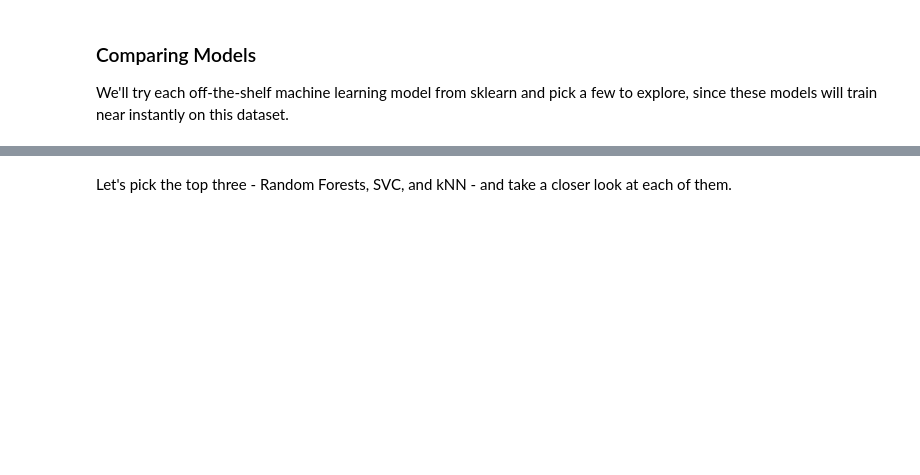
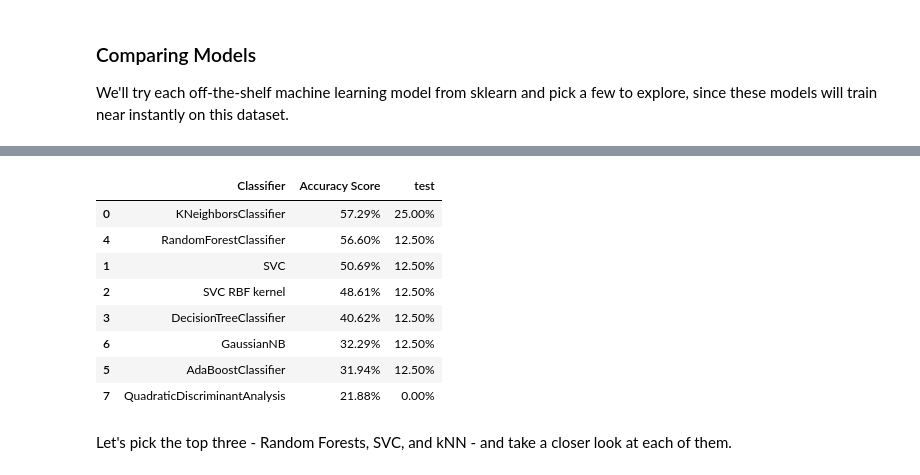
Before and after one commit to lerrlera/Week3-ClassicML, a Jupyter notebook: Week_3_MachineLearning.ipynb, the cells around one changed output, grey strips where cells are left out. Drawn from its saved outputs; the diff is of its cells as text; code cells hidden in the pictures; blank space fills up the shorter version.

```diff
--- a/Week_3_MachineLearning.ipynb
+++ b/Week_3_MachineLearning.ipynb
@@ -362,6 +391,14 @@ scaler = MinMaxScaler()
 # keep our unscaled features just in case we need to process them alternatively
 features_minmax = features
 features_minmax = scaler.fit_transform(features_minmax)
+# %%
+from sklearn.preprocessing import StandardScaler
+from sklearn.preprocessing import MinMaxScaler
+
+scaler = MinMaxScaler()
+# keep our unscaled features just in case we need to process them alternatively
+features_test_minmax = features_test
+features_test_minmax = scaler.fit_transform(features_test_minmax)
 # %% [markdown]
 Make sure our features are properly scaled:
 # %%
@@ -441,7 +482,7 @@ X_train_scaled, X_test_scaled, _, _ = train_test_split(
 ############# MinMax Scaled test/train set ###############
 # The labels/classes (y_train, y_test) never change, keep old values
 X_train_minmax, X_test_minmax, _, _ = train_test_split(
-    features_scaled,
+    features_minmax,
     emotions,
     test_size=0.2,
     random_state=42
@@ -490,3 +572,44 @@ scores_df.sort_values(by='Accuracy Score',axis=0,ascending=False)
+# %%
+# testing minmax scaled data
+from sklearn.neighbors import KNeighborsClassifier
+from sklearn.svm import SVC
+from sklearn.tree import DecisionTreeClassifier
+from sklearn.ensemble import RandomForestClassifier, AdaBoostClassifier
+from sklearn.naive_bayes import GaussianNB
+from sklearn.discriminant_analysis import QuadraticDiscriminantAnalysis
+
+classification_models = [
+    KNeighborsClassifier(),#(3),
+    SVC(kernel='linear'),#, C=0.025),
+    SVC(kernel='rbf'),
+    DecisionTreeClassifier(),#max_depth=5),
+    RandomForestClassifier(),#max_depth=5, n_estimators=10, max_features=1),
+    AdaBoostClassifier(),
+    GaussianNB(),
+    QuadraticDiscriminantAnalysis()]
+
+scores = []
+for model in classification_models:
+    model.fit(X_train_minmax, y_train)
+    score = model.score(X_test_minmax, y_test)
+    score_test = model.score(features_test_minmax, emotions_test)
+    model_name = type(model).__name__
+    if model_name=='SVC' and model.kernel=='rbf': model_name+=' RBF kernel'
+    scores.append((model_name,(f'{100*score:.2f}%'),(f'{100*score_test:.2f}%')))
+
+# Make it pretty
+scores_df = pd.DataFrame(scores,columns=['Classifier','Accuracy Score','test'])
+scores_df.sort_values(by='Accuracy Score',axis=0,ascending=False)
+# %% [output]
+|  | Classifier | Accuracy Score | test |
+| 0 | KNeighborsClassifier | 57.29% | 25.00% |
+| 4 | RandomForestClassifier | 56.60% | 12.50% |
+| 1 | SVC | 50.69% | 12.50% |
+| 2 | SVC RBF kernel | 48.61% | 12.50% |
+| 3 | DecisionTreeClassifier | 40.62% | 12.50% |
+| 6 | GaussianNB | 32.29% | 12.50% |
+| 5 | AdaBoostClassifier | 31.94% | 12.50% |
+| 7 | QuadraticDiscriminantAnalysis | 21.88% | 0.00% |
 # %% [markdown]
 Let's pick the top three - Random Forests, SVC, and kNN - and take a closer look at each of them.
 # %% [markdown]
```
Also changed, not shown: parts of 9 cells of this notebook.
